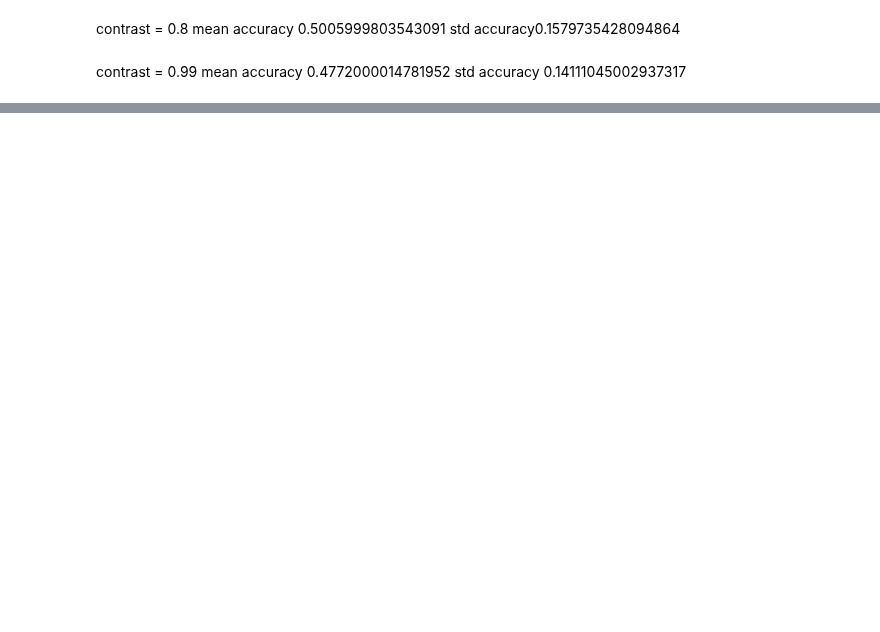
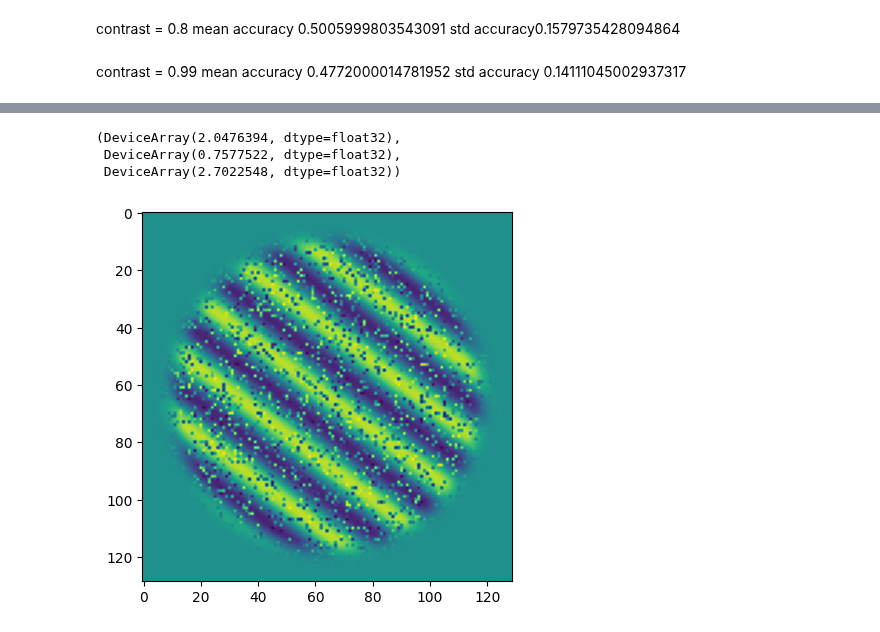
Before and after one commit to clarapecci/SSN_VPL, a Jupyter notebook: 2D_model.ipynb, the cells around one changed output, grey strips where cells are left out. Drawn from its saved outputs; the diff is of its cells as text; code cells hidden in the pictures; blank space fills up the shorter version.

```diff
--- a/2D_model.ipynb
+++ b/2D_model.ipynb
@@ -568,0 +548,11 @@ Training loss: 32.99732971191406 ¦ Validation -- loss: 0.12787668406963348, acc
+# %%
+#Stimuli parameters
+stimuli_pars = dict(outer_radius=3, inner_radius=2.5, grating_contrast=0.8, snr = 0.8)
+stimuli_pars.update(general_pars)
+
+vmap_evaluate_noise(general_pars, opt_pars, ssn_pars, grid_pars, conn_pars, filter_pars,  conv_pars)
+# %% [output]
+(DeviceArray(2.0476394, dtype=float32),
+ DeviceArray(0.7577522, dtype=float32),
+ DeviceArray(2.7022548, dtype=float32))
+[figure, added]
```
Also changed, not shown: parts of 21 cells of this notebook.
